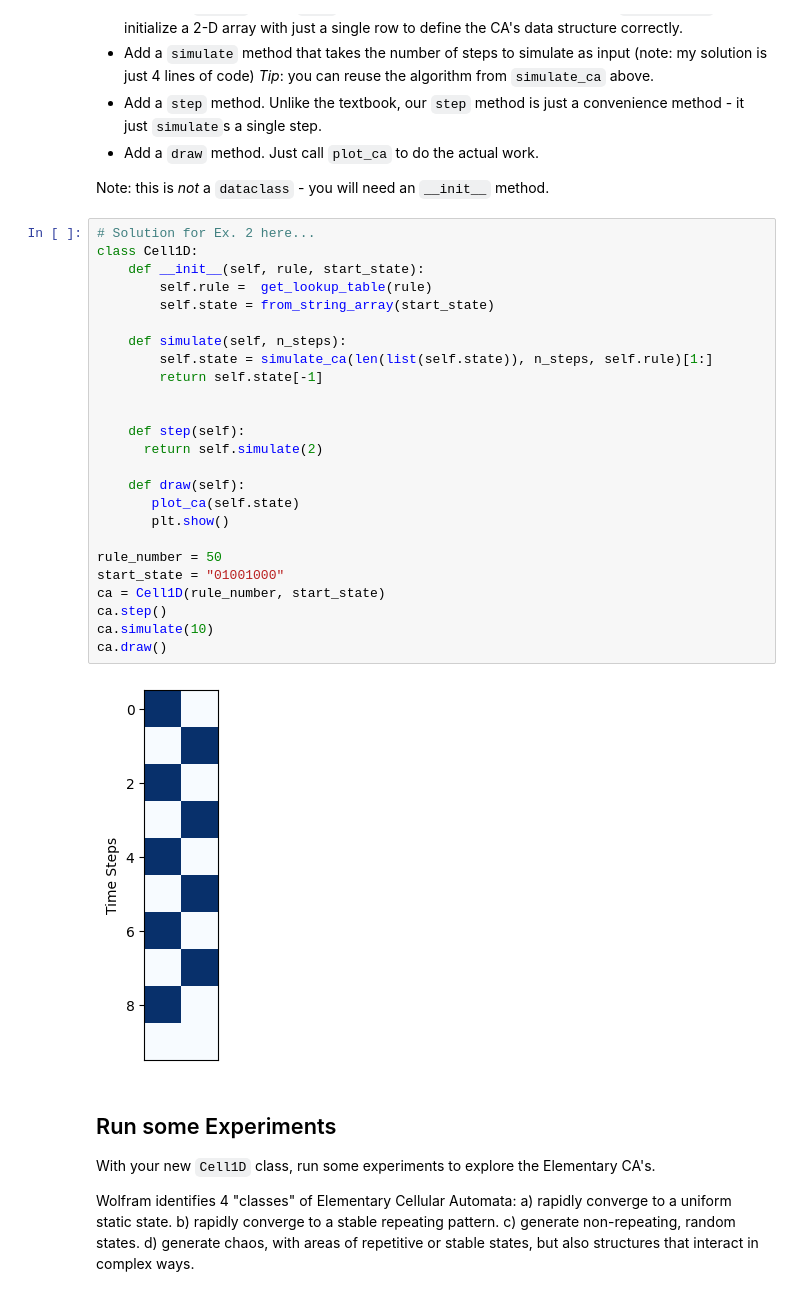
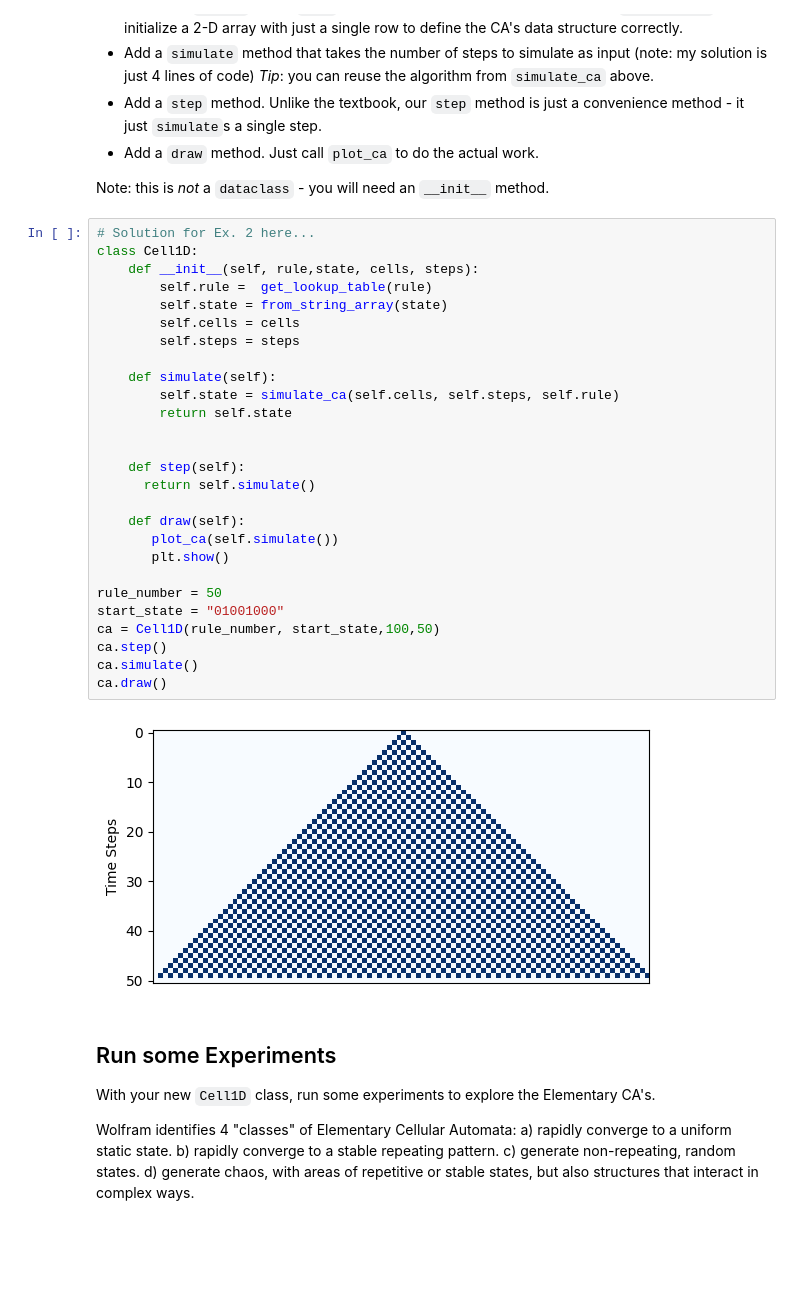
Before and after one commit to arashdeep3/cap-comp215, a Jupyter notebook: labs/lab05-CA-1D.ipynb, the cells around one changed output. Cells and saved outputs as stored; diff of their text form; blank space fills up the shorter version.

```diff
--- a/labs/lab05-CA-1D.ipynb
+++ b/labs/lab05-CA-1D.ipynb
@@ -148,30 +148,32 @@ Note: this is *not* a `dataclass` - you will need an `__init__` method.
 # %%
 # Solution for Ex. 2 here...
 class Cell1D:
-    def __init__(self, rule, start_state):
+    def __init__(self, rule,state, cells, steps):
         self.rule =  get_lookup_table(rule)
-        self.state = from_string_array(start_state)
+        self.state = from_string_array(state)
+        self.cells = cells
+        self.steps = steps
 
-    def simulate(self, n_steps):
-        self.state = simulate_ca(len(list(self.state)), n_steps, self.rule)[1:]
-        return self.state[-1]
+    def simulate(self):
+        self.state = simulate_ca(self.cells, self.steps, self.rule)
+        return self.state
 
 
     def step(self):
-      return self.simulate(2)
+      return self.simulate()
 
     def draw(self):
-       plot_ca(self.state)
+       plot_ca(self.simulate())
        plt.show()
 
 rule_number = 50
 start_state = "01001000"
-ca = Cell1D(rule_number, start_state)
+ca = Cell1D(rule_number, start_state,100,50)
 ca.step()
-ca.simulate(10)
+ca.simulate()
 ca.draw()
 # %% [output]
-[figure, old version]
+[figure, new version]
 # %% [markdown]
 ## Run some Experiments
 With your new `Cell1D` class, run some experiments to explore the Elementary CA's.
```
Also changed, not shown: parts of 2 cells of this notebook.
